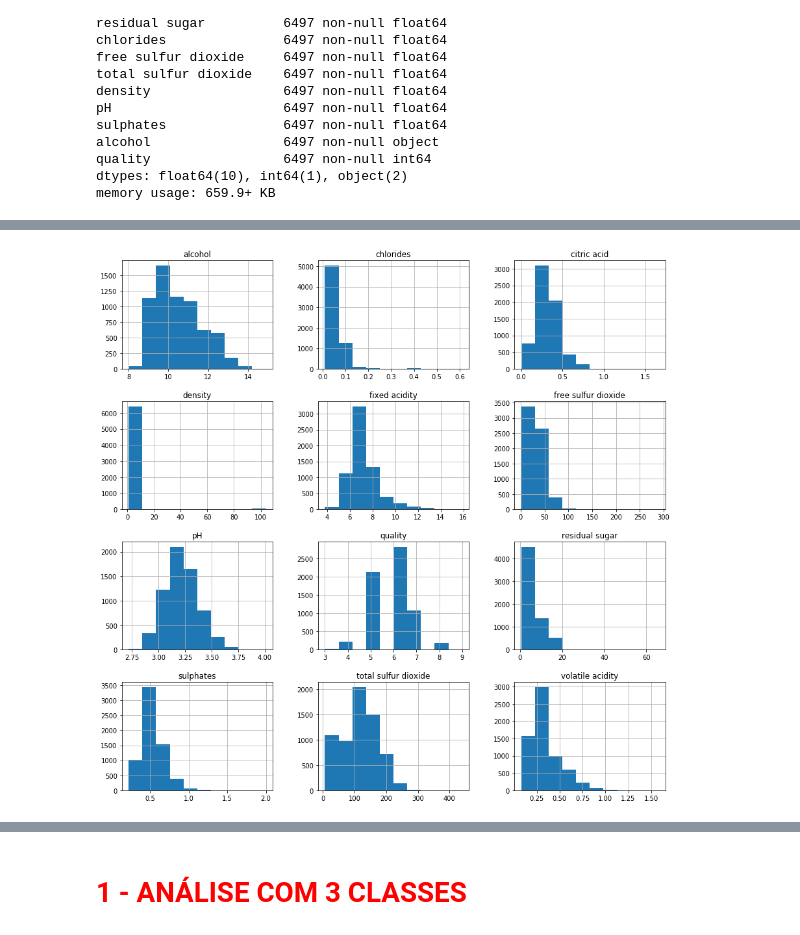
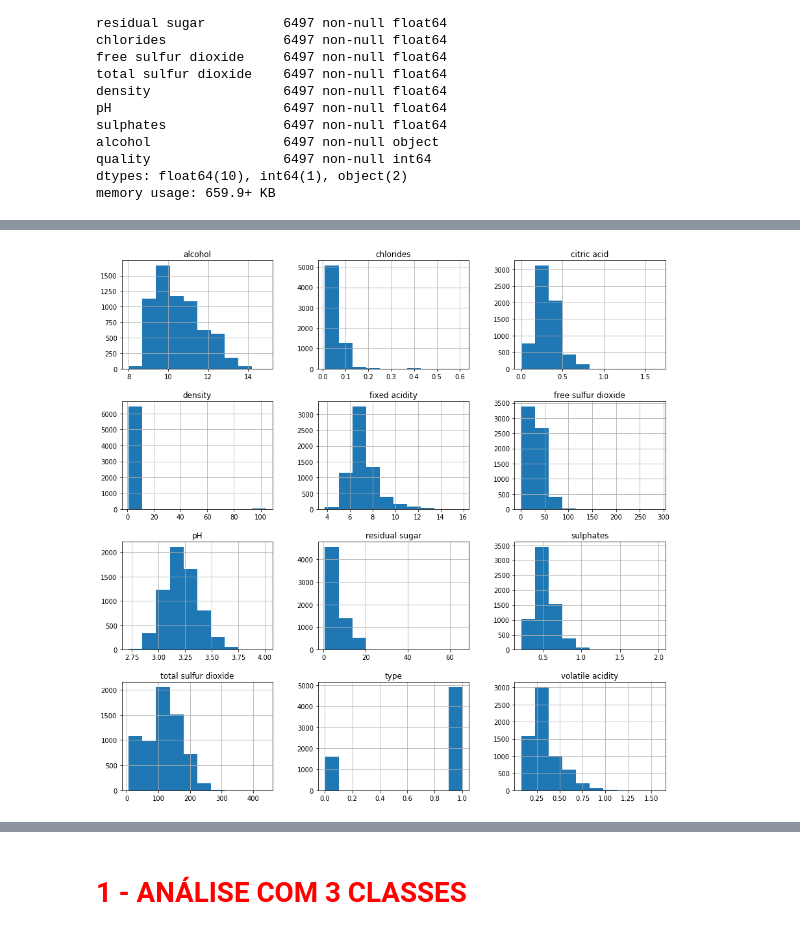
Before and after one commit to gabriellimagomes15/cognitivo_ai, a Jupyter notebook: Classificacao_vinhos.ipynb, the cells around one changed output, grey strips where cells are left out. Saved outputs shown, nothing was run; the diff lists cells and outputs as text; code cells hidden in the pictures.

```diff
--- a/Classificacao_vinhos.ipynb
+++ b/Classificacao_vinhos.ipynb
@@ -176,2 +179,9 @@ dados = dados.drop(index=lista)
+# %%
+dados_clean = dados.iloc[~dados.index.isin(lista),:]
+dados_clean.alcohol = pd.to_numeric(dados_clean.alcohol)
+# %%
+for i in indices:
+    media = dados_clean.loc[dados_clean.quality == i,'alcohol'].mean()
+    dados.loc[(dados.quality == i) & (dados.index.isin(lista)),'alcohol'] = media
 # %%
 dados.alcohol = pd.to_numeric(dados.alcohol)
@@ -177,0 +196,5 @@ dados.alcohol = pd.to_numeric(dados.alcohol)
+# %%
+dados.alcohol = pd.to_numeric(dados.alcohol)
+# %%
+x = dados.iloc[:,:-1]
+x.head()
@@ -178,6 +208,6 @@ dados.alcohol = pd.to_numeric(dados.alcohol)
 # %%
 #plt.figure(figsize=(10,10))
-dados.iloc[:,1:].hist(figsize=(15,15))
+x.iloc[:,:].hist(figsize=(15,15))
 plt.show()
 # %% [output]
-[figure, old version]
+[figure, new version]
```
Also changed, not shown: parts of 33 cells of this notebook, 1 other file.
